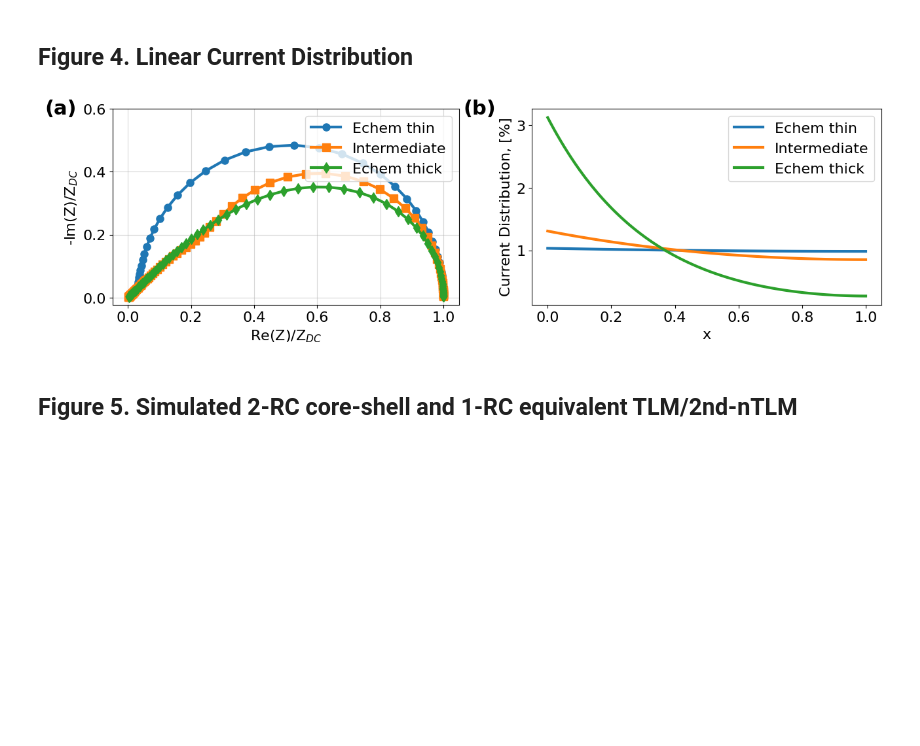
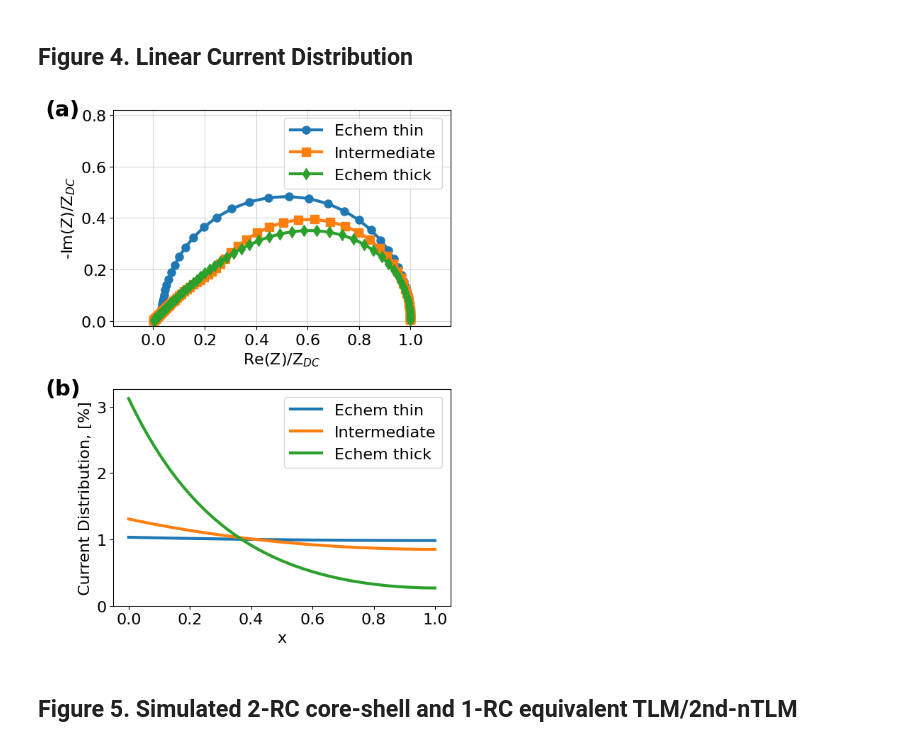
Before and after one commit to yuefan98/transmission_line_manuscript, a Jupyter notebook: nTLM.ipynb, the cells around one changed output. Cells and saved outputs as stored; diff of their text form; code cells hidden in the pictures; blank space fills up the shorter version.

```diff
--- a/nTLM.ipynb
+++ b/nTLM.ipynb
@@ -276,39 +287,47 @@ Z3 = circuit_1.predict(f,max_f=np.inf)
 circuit_1 = NLEISCustomCircuit('mTi',initial_guess = [Rpore, Rct, Cdl,0,1,100])
 I3 = circuit_1.predict(f,max_f=np.inf)
 # %%
-import string
-fig, ax = plt.subplots(1,2, figsize=(13,4))
+## Plotting
+
+fig, ax = plt.subplots(2,1, figsize=(6,8))
 for idx, axi in enumerate(ax.flat):
     axi.text(-0.15, 1, f'({string.ascii_lowercase[idx]})',horizontalalignment='center',verticalalignment='center', transform=axi.transAxes, size=22, weight='bold')
 
-# plot_nyquist(Z1/Z1.real.max(), ax = ax[0], lw = 3, ms = 8, fmt='-o')
-# plot_nyquist(Z2/Z2.real.max(), ax = ax[0], lw = 3, ms = 8, fmt='-o')
-# plot_nyquist(Z3/Z3.real.max(), ax = ax[0], lw = 3, ms = 8, fmt='-o')
-plot_nyquist(Z1/Z1.real.max(), ax = ax[0], lw = 3, ms = 8, fmt='-o')
-plot_nyquist(Z2/Z2.real.max(), ax = ax[0], lw = 3, ms = 8, fmt='-s')
-plot_nyquist(Z3/Z3.real.max(), ax = ax[0], lw = 3, ms = 8, fmt='-d')
+plot_first(ax[0],Z1/Z1.real.max(), lw = 3, ms = 8, fmt='-o')
+plot_first(ax[0],Z2/Z2.real.max(), lw = 3, ms = 8, fmt='-s')
+plot_first(ax[0],Z3/Z3.real.max(), lw = 3, ms = 8, fmt='-d')
+formatter = ticker.ScalarFormatter(useMathText=True)
+formatter.set_scientific(False)
+formatter.set_powerlimits((-1, 1))
+ax[0].yaxis.set_major_formatter(formatter)
+ax[0].xaxis.set_major_formatter(formatter)
+ax[0].set_ylim([-0.2,1])
+ax[0].set_xlim([-0.2,1.2])
+ax[0].set_xticks([int(0),0.2,0.4,0.6, 0.8, 1])
+ax[0].set_yticks([int(0),0.2,0.4,0.6,0.8])
+
 
 ax[0].set_xlabel('Re(Z)/Z$_{DC}$', fontsize=fontsize)
 ax[0].set_ylabel('-Im(Z)/Z$_{DC}$', fontsize=fontsize)
-ax[0].set_xticks([0,0.2,0.4,0.6, 0.8, 1])
-ax[0].set_yticks([0,0.2,0.4,0.6])
+
 
 ax[0].tick_params(axis='both', labelsize=fontsize)
 ax[0].legend(['Echem thin','Intermediate','Echem thick'],fontsize=fontsize, loc='upper right')
 
 x = np.linspace(0,1,100)
 ax[1].plot(x,abs(I1[0])*100,lw = 3)
 ax[1].plot(x,abs(I2[0])*100,lw = 3)
 ax[1].plot(x,abs(I3[0])*100,lw = 3)
+ax[1].set_yticks([0,1,2,3])
 ax[1].legend(['Echem thin','Intermediate','Echem thick'],fontsize=fontsize)
 ax[1].tick_params(axis='both', labelsize=fontsize)
 
 ax[1].set_xlabel('x',fontsize=fontsize)
 ax[1].set_ylabel('Current Distribution, [%]',fontsize=fontsize)
 plt.tight_layout()
 plt.show()
 # %% [output]
-[figure, old version]
+[figure, new version]
 # %%
 fig.savefig('figures/Figure4.png',dpi=300,bbox_inches='tight')
 # %% [markdown]
```
Also changed, not shown: parts of 8 cells of this notebook, 1 other file.
